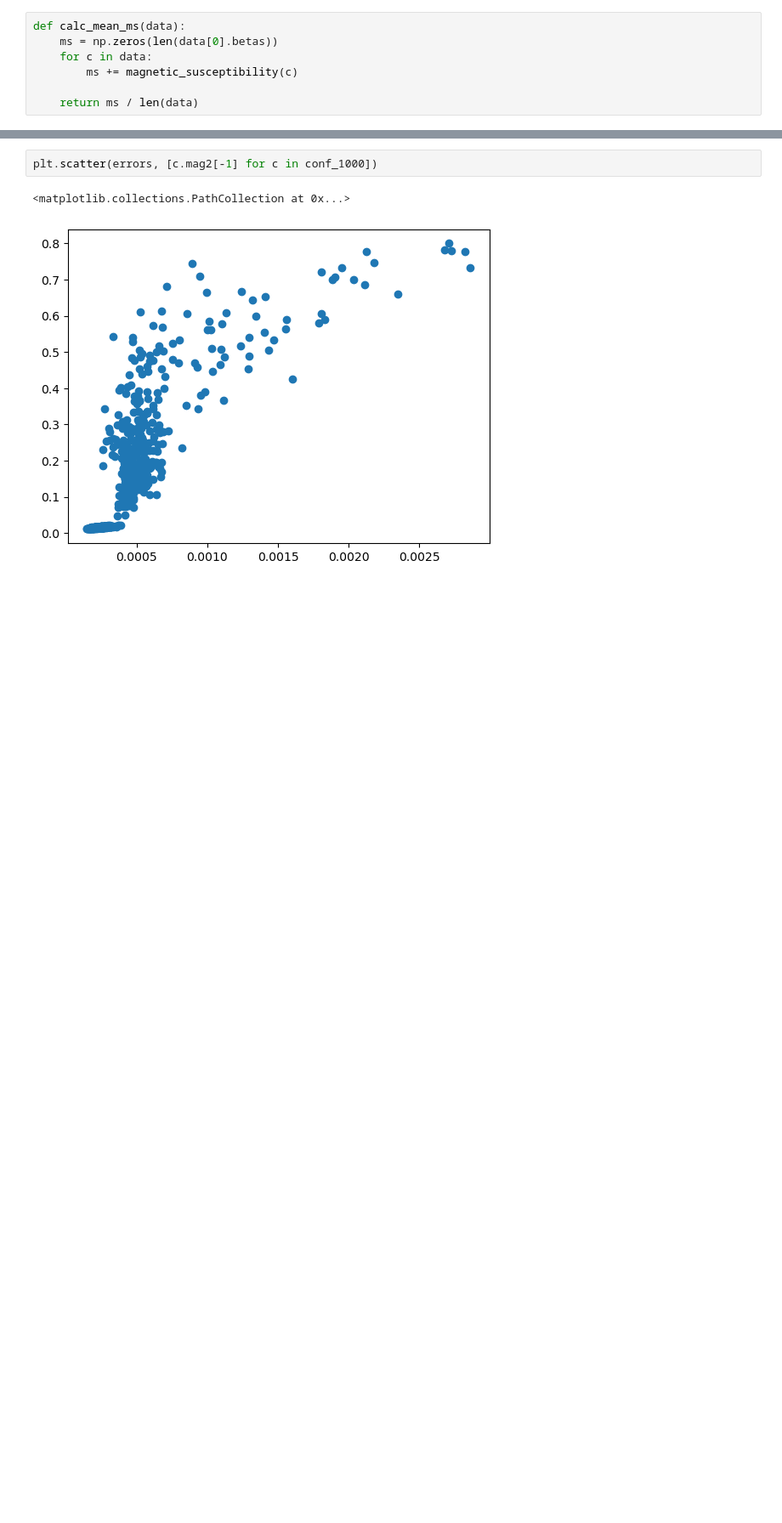
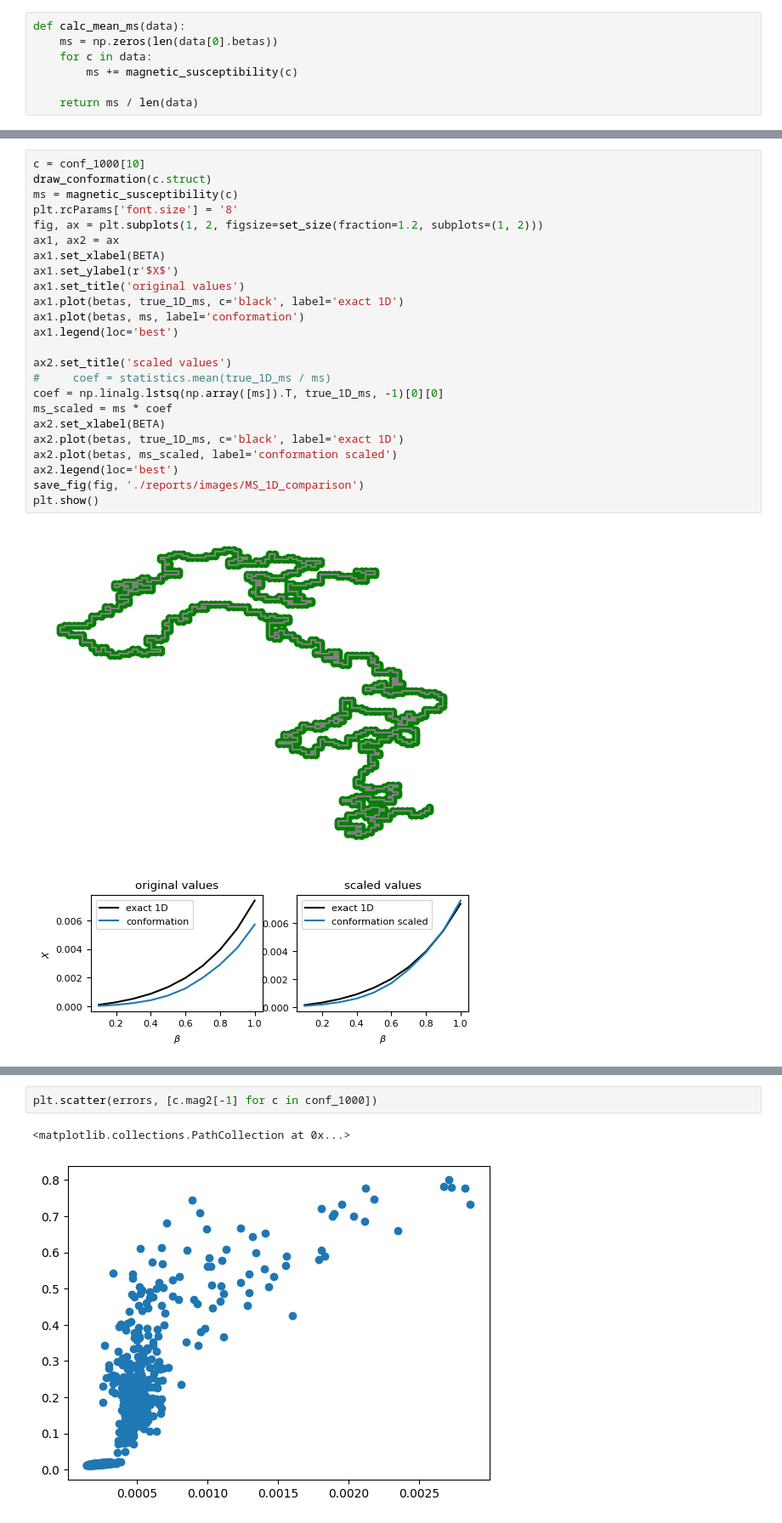
Before and after one commit to MoskalenkoRomanBorisovich/Ising-on-random-conformation, a Jupyter notebook: U=0.1.ipynb, the cells around one changed output, grey strips where cells are left out. Shown at 85% size. Drawn from its saved outputs; the diff is of its cells as text; blank space fills up the shorter version.

```diff
--- a/U=0.1.ipynb
+++ b/U=0.1.ipynb
@@ -410,4 +435,31 @@ for i in range(10, 20):
 [figure]
+# %%
+c = conf_1000[10]
+draw_conformation(c.struct)
+ms = magnetic_susceptibility(c)
+plt.rcParams['font.size'] = '8'
+fig, ax = plt.subplots(1, 2, figsize=set_size(fraction=1.2, subplots=(1, 2)))
+ax1, ax2 = ax
+ax1.set_xlabel(BETA)
+ax1.set_ylabel(r'$X$')
+ax1.set_title('original values')
+ax1.plot(betas, true_1D_ms, c='black', label='exact 1D')
+ax1.plot(betas, ms, label='conformation')
+ax1.legend(loc='best')
+
+ax2.set_title('scaled values')
+#     coef = statistics.mean(true_1D_ms / ms)
+coef = np.linalg.lstsq(np.array([ms]).T, true_1D_ms, -1)[0][0]
+ms_scaled = ms * coef
+ax2.set_xlabel(BETA)
+ax2.plot(betas, true_1D_ms, c='black', label='exact 1D')
+ax2.plot(betas, ms_scaled, label='conformation scaled')
+ax2.legend(loc='best')
+save_fig(fig, './reports/images/MS_1D_comparison')
+plt.show()
+# %% [output]
+[figure, added]
+[figure, added]
 # %%
 betas = conf_1000[0].betas
 true_1D_ms = mag_sus1D(betas, 1001) / 1001**2
```
Also changed, not shown: parts of 24 cells of this notebook, 26 other files.
